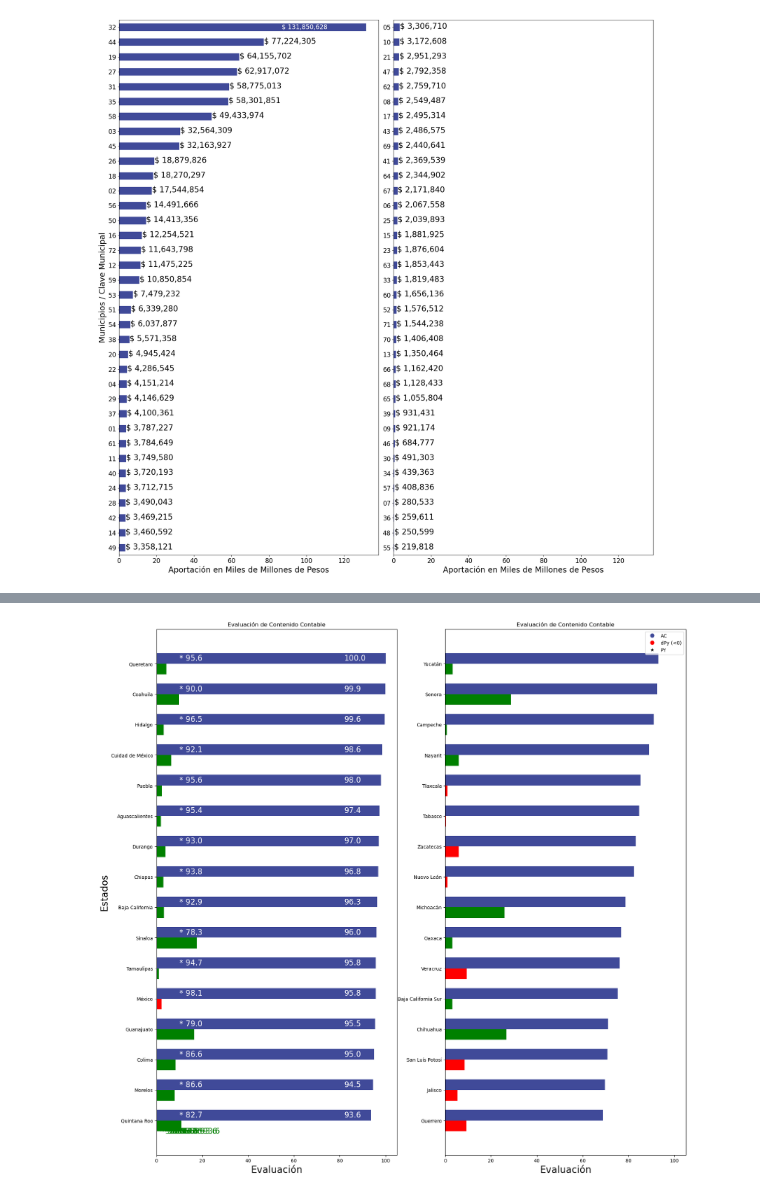
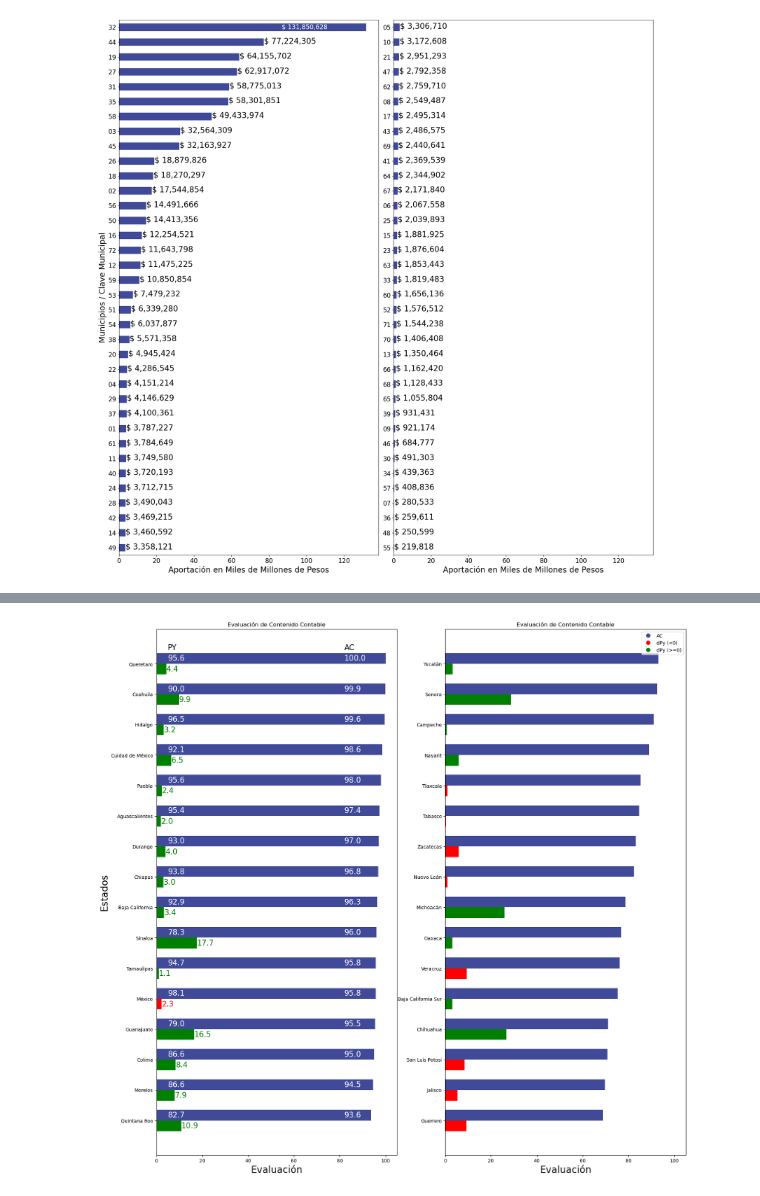
Before and after one commit to Dust1920/SIM26, a Jupyter notebook: transform/articulo_revista.ipynb, the cells around one changed output, grey strips where cells are left out. Cells and saved outputs as stored; diff of their text form; code cells hidden in the pictures.

```diff
--- a/transform/articulo_revista.ipynb
+++ b/transform/articulo_revista.ipynb
@@ -558,7 +537,7 @@ import numpy as np
 
 
 # Criterio para cambiar el color de la segunda serie
-criterio_color = 0
+
 
 # Configurar las posiciones de las barras y el ancho de las barras
 ind = np.arange(len(tabla_vp.index))
@@ -567,7 +546,7 @@ altura = 0.35  # la altura de las barras
 # Crear la gráfica de barras doble horizontal
 fig, ax = plt.subplots(ncols = 2, nrows=1, figsize = (20,20), sharex=True)
 
-
+criterio_color = 0
 
 # Barra 2 (rojo si el valor es mayor que el criterio, azul si es menor o igual)
 colores = ['red' if valor < criterio_color else 'green' for valor in tabla_vp['dPY']]
@@ -593,36 +572,46 @@ ax[1].set_yticklabels(tabla_vp.index)
 ax[1].set_xlabel('Evaluación', fontsize = 20)
 ax[0].set_xlabel('Evaluación', fontsize = 20)
 ax[0].set_ylabel('Estados', fontsize = 20)
 ax[0].set_title('Evaluación de Contenido Contable')
 ax[0].set_yticks(ind + altura / 2)
 ax[0].set_yticklabels(tabla_vp2.index)
 
 # Leyenda para ambas series
 legend_serie1 = plt.Line2D([0], [0], marker='o', color='w', markerfacecolor=color_vp, markersize=10, label='AC')
 legend_rojo = plt.Line2D([0], [0], marker='o', color='w', markerfacecolor='red', markersize=10, label='dPy (<0)')
 legend_azul = plt.Line2D([0], [0], marker='o', color='w', markerfacecolor='green', markersize=10, label='dPy (>=0)')
-legend_azul = plt.Line2D([0], [0], marker='*', color='w', markerfacecolor='black', markersize=10, label='PY')
+# legend_azul = plt.Line2D([0], [0], marker='*', color='w', markerfacecolor='black', markersize=10, label='PY')
 ax[1].legend(handles=[legend_serie1, legend_rojo, legend_azul], loc='upper right')
 
 def text_block(content, pos, ax):
     ax.annotate(text = content,
                     xy=pos,
                     fontsize=16,
                     horizontalalignment='left',
                     verticalalignment='center', color = 'white')
     return pos
 
 for k, estado in enumerate(tabla_vp2.index):
     text_block(f'{tabla_vp2.loc[estado,"AC"]}',(82, ind[k] + altura), ax[0])
-    text_block(f'* {tabla_vp2.loc[estado,"PY"]}',(10, ind[k] + altura), ax[0])
-    ax[0].annotate(text = f'* {tabla_vp2.iloc[0,1]}',
-                        xy=(tabla_vp2.loc[estado,'dAbs'], ind[0] - altura / 2),
+    text_block(f'{tabla_vp2.loc[estado,"PY"]}',(5, ind[k] + altura), ax[0])
+    ax[0].annotate(text = f'{round(tabla_vp2.loc[estado,"dAbs"], 1)}',
+                        xy=(tabla_vp2.loc[estado,'dAbs'], ind[k]),
                         fontsize=16,
                         horizontalalignment='left',
                         verticalalignment='center',
-                        color = 'green')
+                        color = tabla_vp2.iloc[k,-1])
+ax[0].annotate(text = 'PY',
+                        xy=(5, ind[k] + 2 * altura),
+                        fontsize=16,
+                        horizontalalignment='left',
+                        verticalalignment='center')
+ax[0].annotate(text = 'AC',
+                        xy=(82, ind[k] + 2 * altura),
+                        fontsize=16,
+                        horizontalalignment='left',
+                        verticalalignment='center')
 
 # Mostrar la gráfica
 plt.show()
 # %% [output]
-[figure, old version]
+[figure, new version]
```
Also changed, not shown: parts of 4 cells of this notebook.
